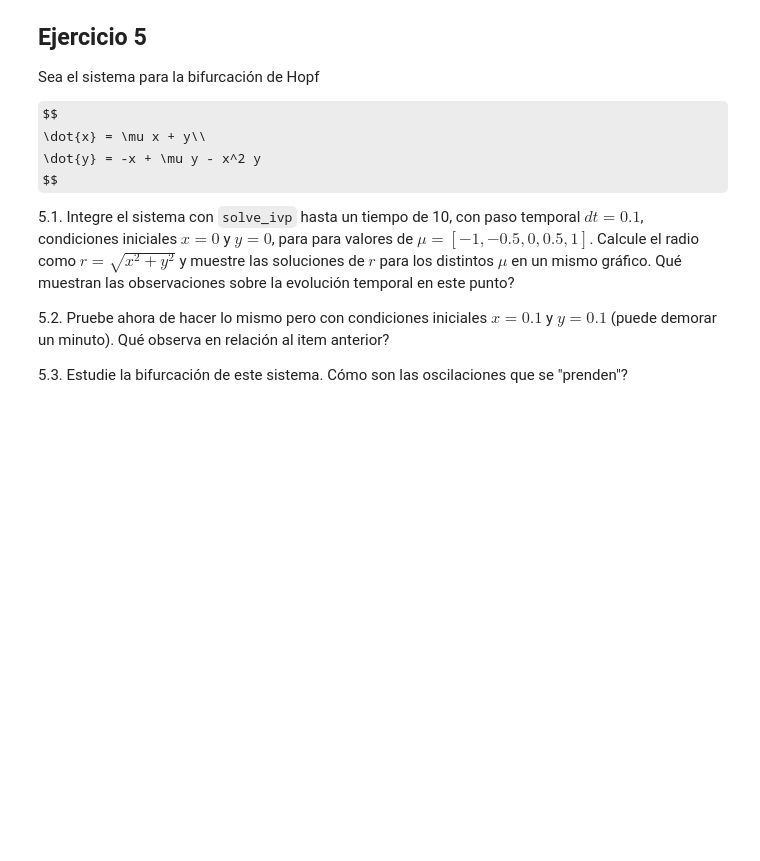
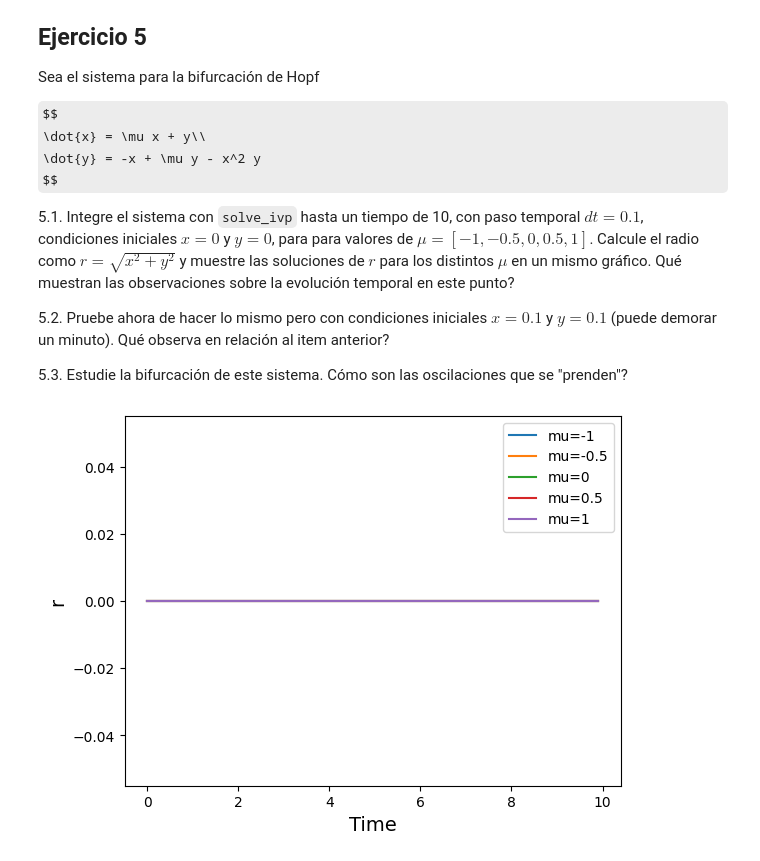
Before and after one commit to xGiannis/IntroModeladoContinuo, a Jupyter notebook: Colabs/nb05_CiclosLimite.ipynb, the cells around one changed output. Cells and saved outputs as stored; diff of their text form; code cells hidden in the pictures; some formulas as TeX source; blank space fills up the shorter version.

```diff
--- a/Colabs/nb05_CiclosLimite.ipynb
+++ b/Colabs/nb05_CiclosLimite.ipynb
@@ -513,0 +512,36 @@ $$
+# %%
+# # # COMPLETAR
+
+
+def hopf(t,z,mu):
+
+  x = z[0]
+  y = z[1]
+  dxdt=mu*x+y
+  dydt=-x+mu*y-x**2*y
+  return [dxdt,dydt]
+
+
+dt = 0.1
+tmax = 10
+
+t=np.arange(0,tmax,dt)
+
+
+
+z0=[0,0]
+
+for u in [-1, -0.5, 0, 0.5, 1]:
+  zi=z0
+  sol = sp.integrate.solve_ivp(hopf, [t[0], t[-1]], zi, t_eval=t, method='RK45',args=(u,))
+
+  r = np.sqrt(sol.y[0, :]**2 + sol.y[1, :]**2)
+
+  plt.plot(sol.t, r, label=f'mu={u}')
+  plt.legend()
+
+plt.xlabel('Time', fontsize=14)
+plt.ylabel('r', fontsize=14)
+plt.show()
+# %% [output]
+[figure, added]
```
Also changed, not shown: parts of 2 cells of this notebook.
